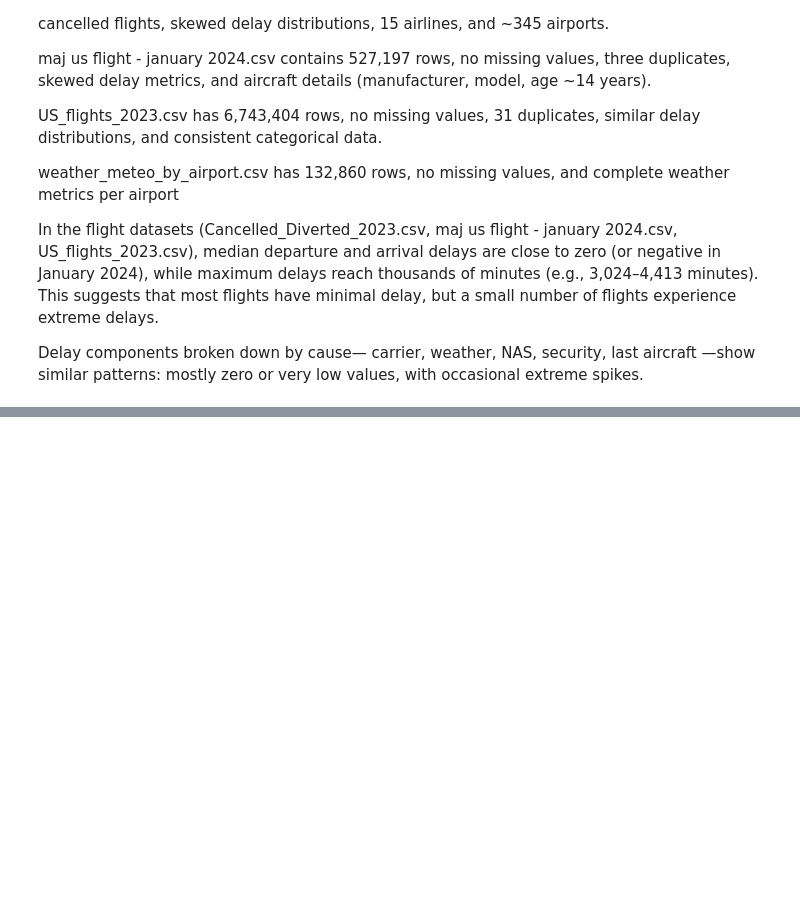
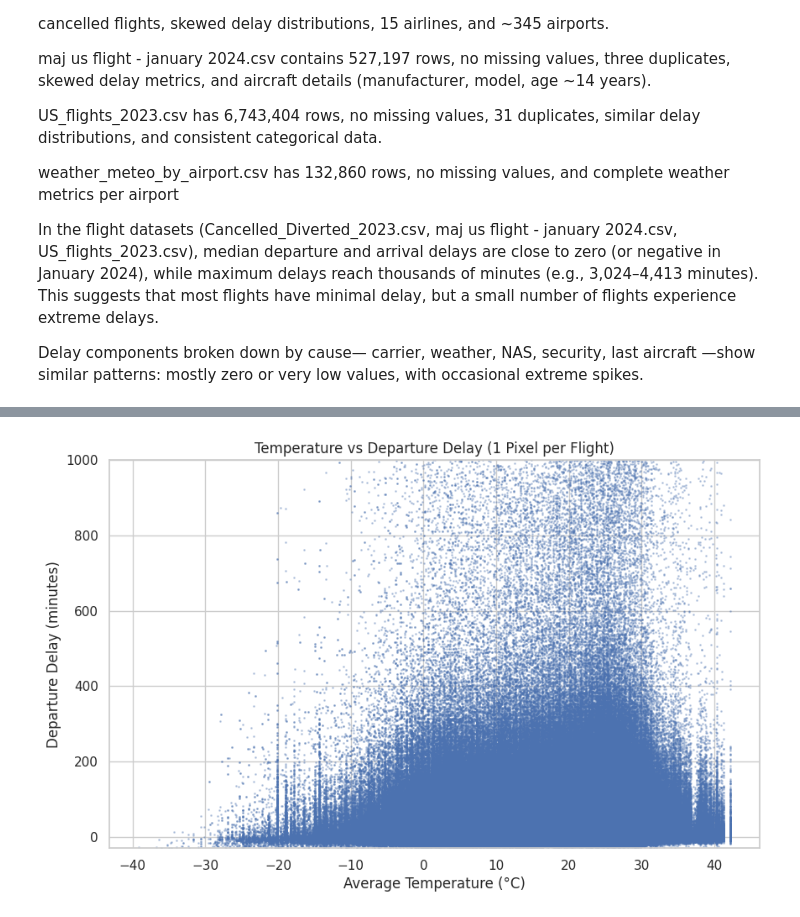
Before and after one commit to florianaewing/CSB430SWIWinter2026, a Jupyter notebook: Riipen/EDA.ipynb, the cells around one changed output, grey strips where cells are left out. Saved outputs shown, nothing was run; the diff lists cells and outputs as text; code cells hidden in the pictures; blank space fills up the shorter version.

```diff
--- a/Riipen/EDA.ipynb
+++ b/Riipen/EDA.ipynb
@@ -263,0 +279,10 @@ MemoryError: Unable to allocate 256. KiB for an array with shape (32768,) and da
+# %%
+plt.figure(figsize=(10,6))
+plt.scatter(flights['tavg'], flights['Dep_Delay'], s=1, alpha=0.3)  # s=1 -> 1 pixel per point
+plt.ylim(-30, 1000)
+plt.xlabel("Average Temperature (°C)")
+plt.ylabel("Departure Delay (minutes)")
+plt.title("Temperature vs Departure Delay (1 Pixel per Flight)")
+plt.show()
+# %% [output]
+[figure, added]
```
Also changed, not shown: parts of 7 cells of this notebook.
